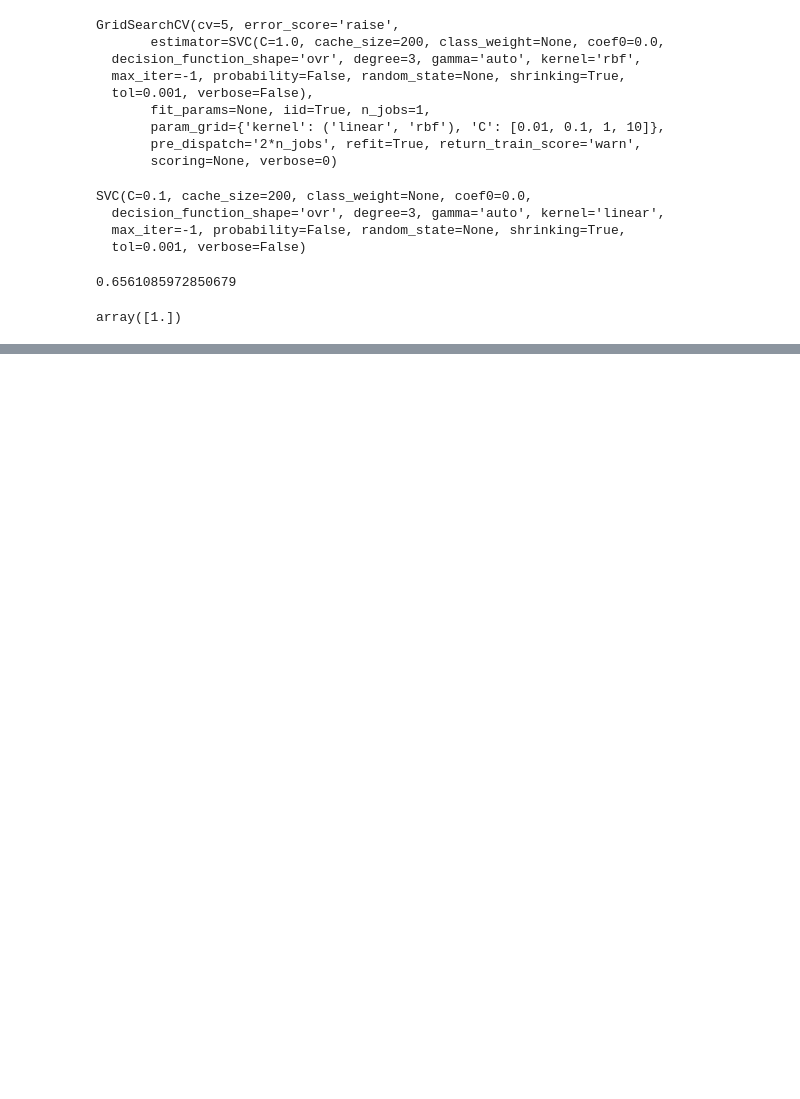
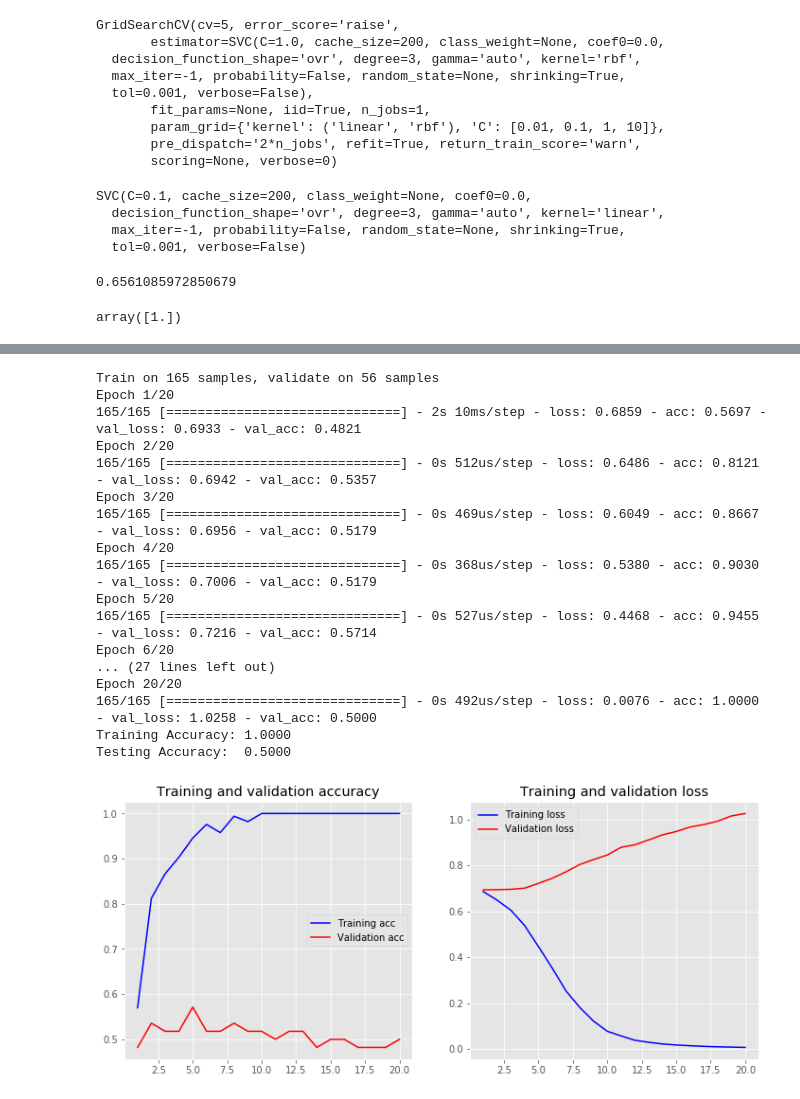
Before and after one commit to pbagedelli/analisis-comentarios, a Jupyter notebook: clasificador.ipynb, the cells around one changed output, grey strips where cells are left out. Cells and saved outputs as stored; diff of their text form; code cells hidden in the pictures; blank space fills up the shorter version.

```diff
--- a/clasificador.ipynb
+++ b/clasificador.ipynb
@@ -120,0 +211,24 @@ model.add(layers.Dense(1, activation='sigmoid'))
+# %%
+from keras.preprocessing.sequence import pad_sequences
+
+maxlen = 100
+
+X_train = pad_sequences(X_train, padding='post', maxlen=maxlen)
+X_test = pad_sequences(X_test, padding='post', maxlen=maxlen)
+# %%
+from keras.models import Sequential
+from keras import layers
+
+embedding_dim = 50
+
+model = Sequential()
+model.add(layers.Embedding(input_dim=vocab_size,
+                           output_dim=embedding_dim,
+                           input_length=maxlen))
+model.add(layers.Flatten())
+model.add(layers.Dense(10, activation='relu'))
+model.add(layers.Dense(1, activation='sigmoid'))
+model.compile(optimizer='adam',
+              loss='binary_crossentropy',
+              metrics=['accuracy'])
+model.summary()
@@ -120,0 +251,30 @@ model.add(layers.Dense(1, activation='sigmoid'))
+# %%
+history = model.fit(X_train, y_train,
+                    epochs=20,
+                    verbose=1,
+                    validation_data=(X_test, y_test),
+                    batch_size=10)
+loss, accuracy = model.evaluate(X_train, y_train, verbose=False)
+print("Training Accuracy: {:.4f}".format(accuracy))
+loss, accuracy = model.evaluate(X_test, y_test, verbose=False)
+print("Testing Accuracy:  {:.4f}".format(accuracy))
+plot_history(history)
+# %% [output]
+Train on 165 samples, validate on 56 samples
+Epoch 1/20
+165/165 [==============================] - 2s 10ms/step - loss: 0.6859 - acc: 0.5697 - val_loss: 0.6933 - val_acc: 0.4821
+Epoch 2/20
+165/165 [==============================] - 0s 512us/step - loss: 0.6486 - acc: 0.8121 - val_loss: 0.6942 - val_acc: 0.5357
+Epoch 3/20
+165/165 [==============================] - 0s 469us/step - loss: 0.6049 - acc: 0.8667 - val_loss: 0.6956 - val_acc: 0.5179
+Epoch 4/20
+165/165 [==============================] - 0s 368us/step - loss: 0.5380 - acc: 0.9030 - val_loss: 0.7006 - val_acc: 0.5179
+Epoch 5/20
+165/165 [==============================] - 0s 527us/step - loss: 0.4468 - acc: 0.9455 - val_loss: 0.7216 - val_acc: 0.5714
+Epoch 6/20
+... (27 lines left out)
+Epoch 20/20
+165/165 [==============================] - 0s 492us/step - loss: 0.0076 - acc: 1.0000 - val_loss: 1.0258 - val_acc: 0.5000
+Training Accuracy: 1.0000
+Testing Accuracy:  0.5000
+[figure, added]
```
Also changed, not shown: parts of 66 cells of this notebook, 3 other files.
